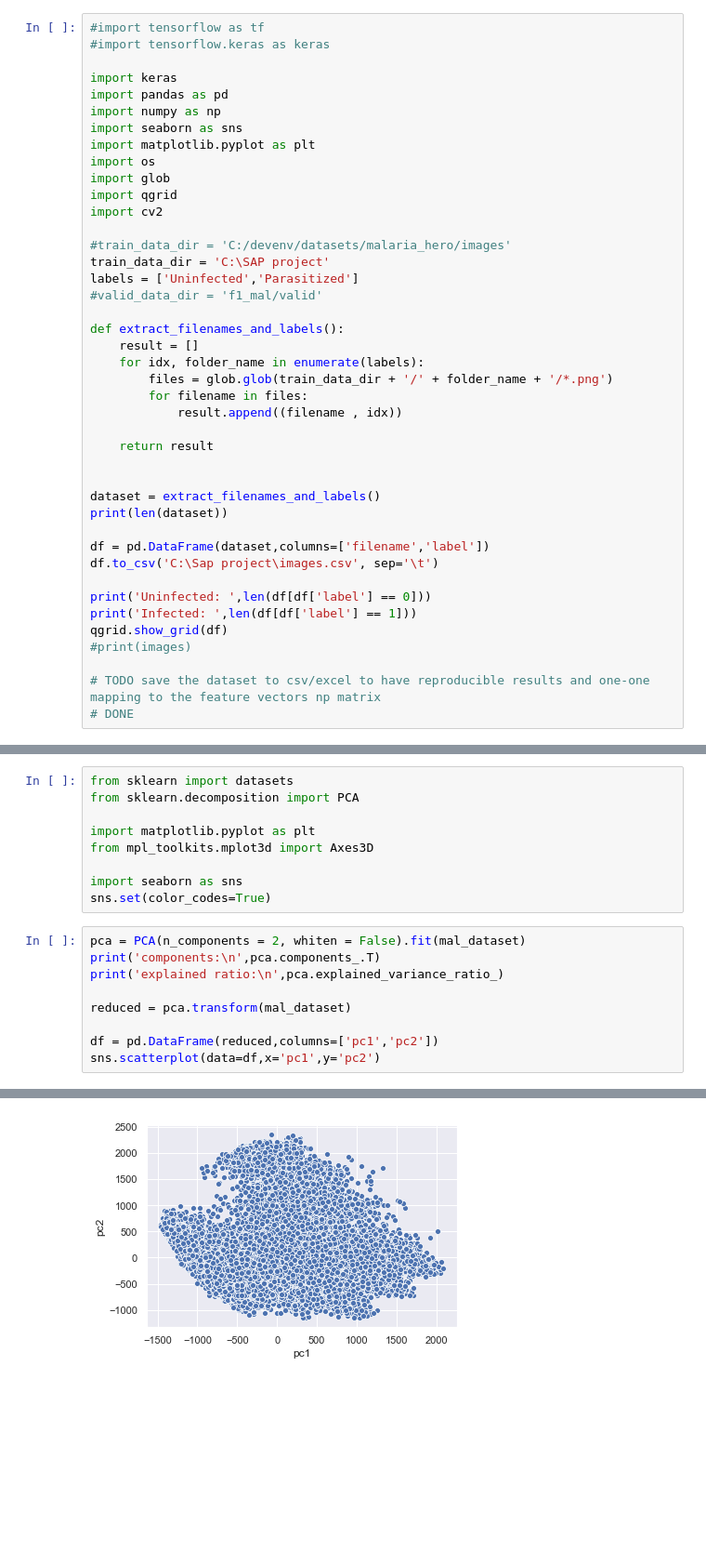
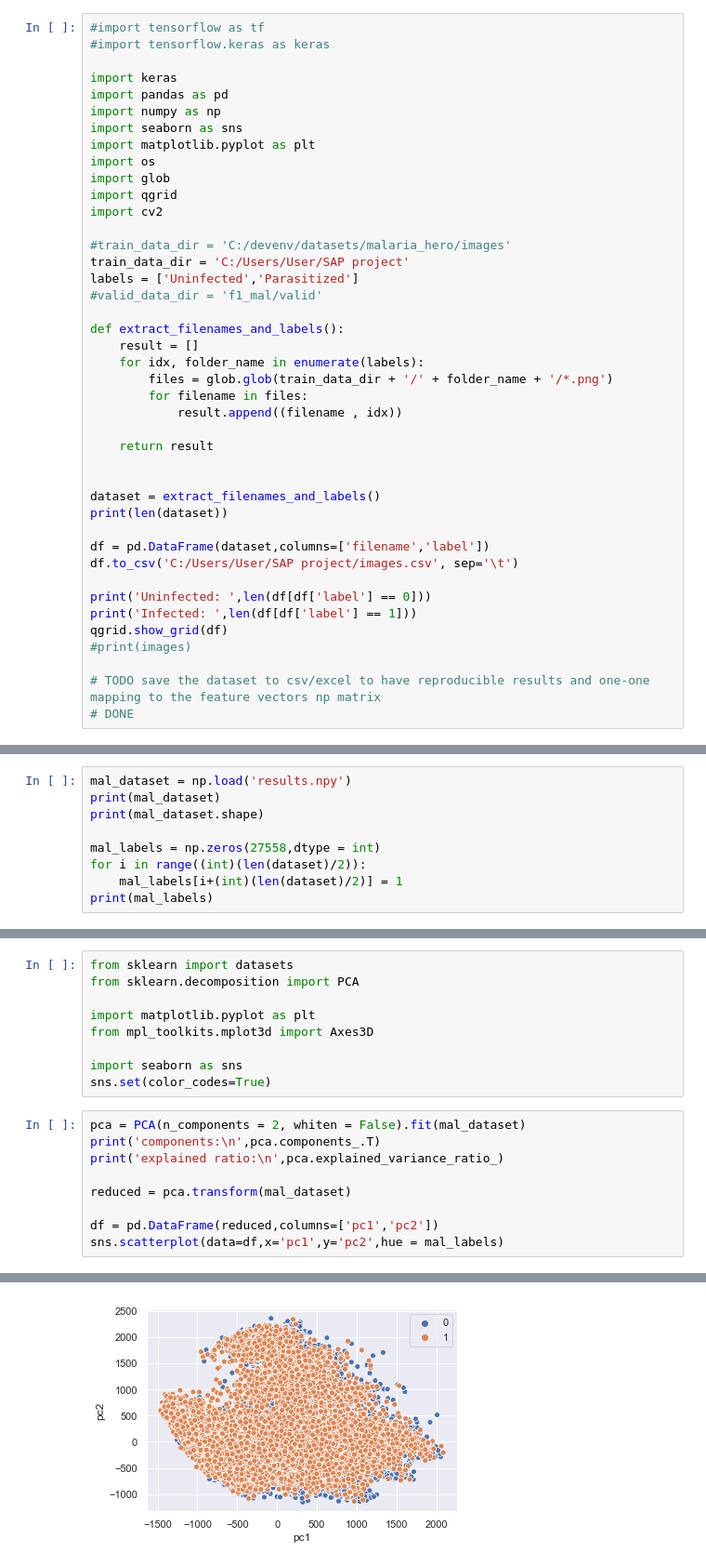
Before and after one commit to pepi1707/malaria, a Jupyter notebook: Malaria_Hero_Feature_Extraction.ipynb, the cells around one changed output, grey strips where cells are left out. Shown: that part at 93% size. Cells and saved outputs as stored; diff of their text form; blank space fills up the shorter version.

```diff
--- a/Malaria_Hero_Feature_Extraction.ipynb
+++ b/Malaria_Hero_Feature_Extraction.ipynb
@@ -13,7 +13,7 @@ import qgrid
 import cv2
 
 #train_data_dir = 'C:/devenv/datasets/malaria_hero/images'
-train_data_dir = 'C:\SAP project'
+train_data_dir = 'C:/Users/User/SAP project'
 labels = ['Uninfected','Parasitized']
 #valid_data_dir = 'f1_mal/valid'
 
@@ -31,7 +31,7 @@ dataset = extract_filenames_and_labels()
 print(len(dataset))
 
 df = pd.DataFrame(dataset,columns=['filename','label'])
-df.to_csv('C:\Sap project\images.csv', sep='\t')
+df.to_csv('C:/Users/User/SAP project/images.csv', sep='\t')
 
 print('Uninfected: ',len(df[df['label'] == 0]))
 print('Infected: ',len(df[df['label'] == 1]))
@@ -164,0 +146,9 @@ print(new_data.shape)
+# %%
+mal_dataset = np.load('results.npy')
+print(mal_dataset)
+print(mal_dataset.shape)
+
+mal_labels = np.zeros(27558,dtype = int)
+for i in range((int)(len(dataset)/2)):
+    mal_labels[i+(int)(len(dataset)/2)] = 1
+print(mal_labels)
@@ -183,6 +189,6 @@ print('explained ratio:\n',pca.explained_variance_ratio_)
 reduced = pca.transform(mal_dataset)
 
 df = pd.DataFrame(reduced,columns=['pc1','pc2'])
-sns.scatterplot(data=df,x='pc1',y='pc2')
+sns.scatterplot(data=df,x='pc1',y='pc2',hue = mal_labels)
 # %% [output]
 components:
@@ -196,4 +202,4 @@ components:
 explained ratio:
  [0.2626536  0.18971865]
 <matplotlib.axes._subplots.AxesSubplot at 0x...>
-[figure, old version]
+[figure, new version]
```
Also changed, not shown: parts of 5 cells of this notebook.
